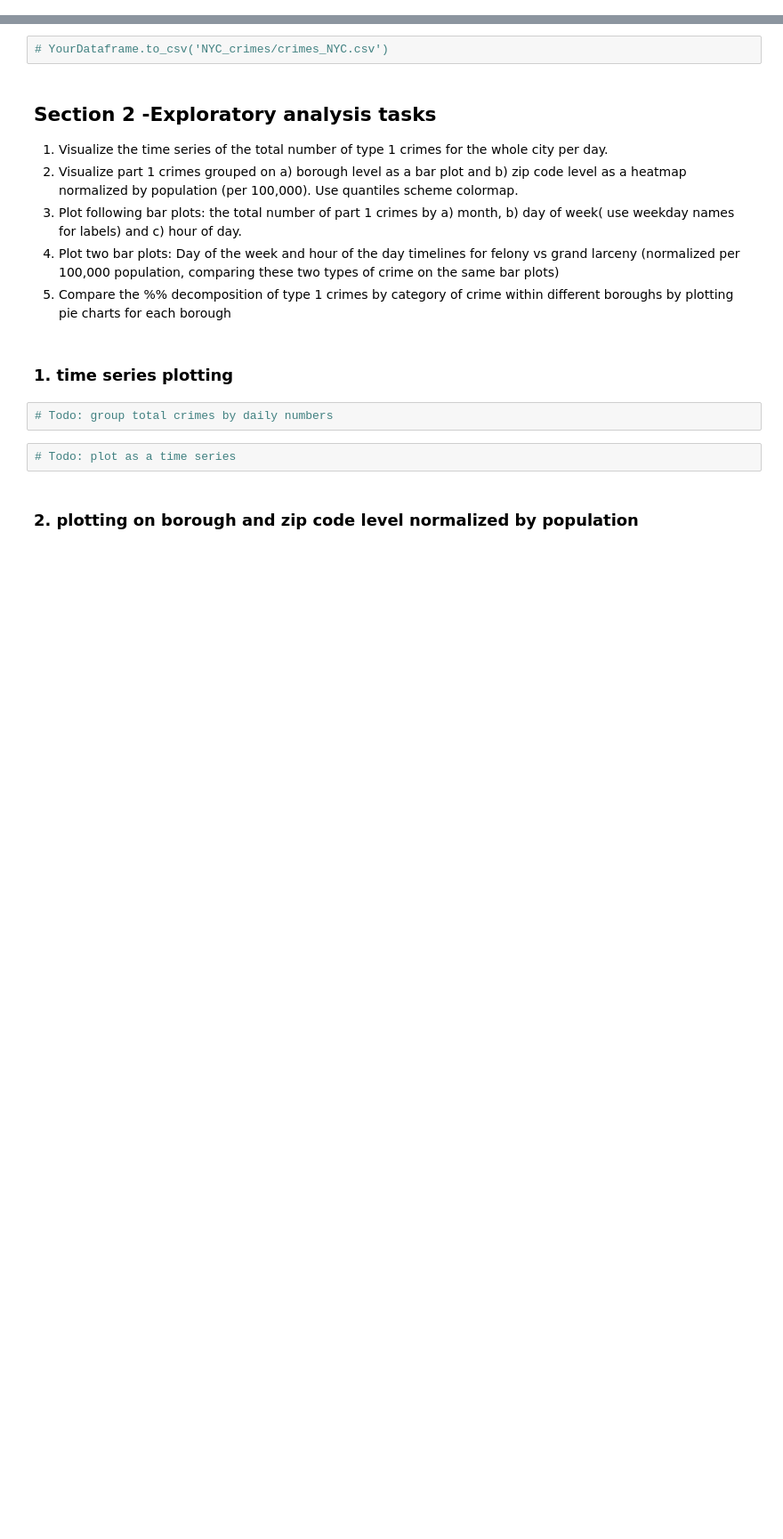
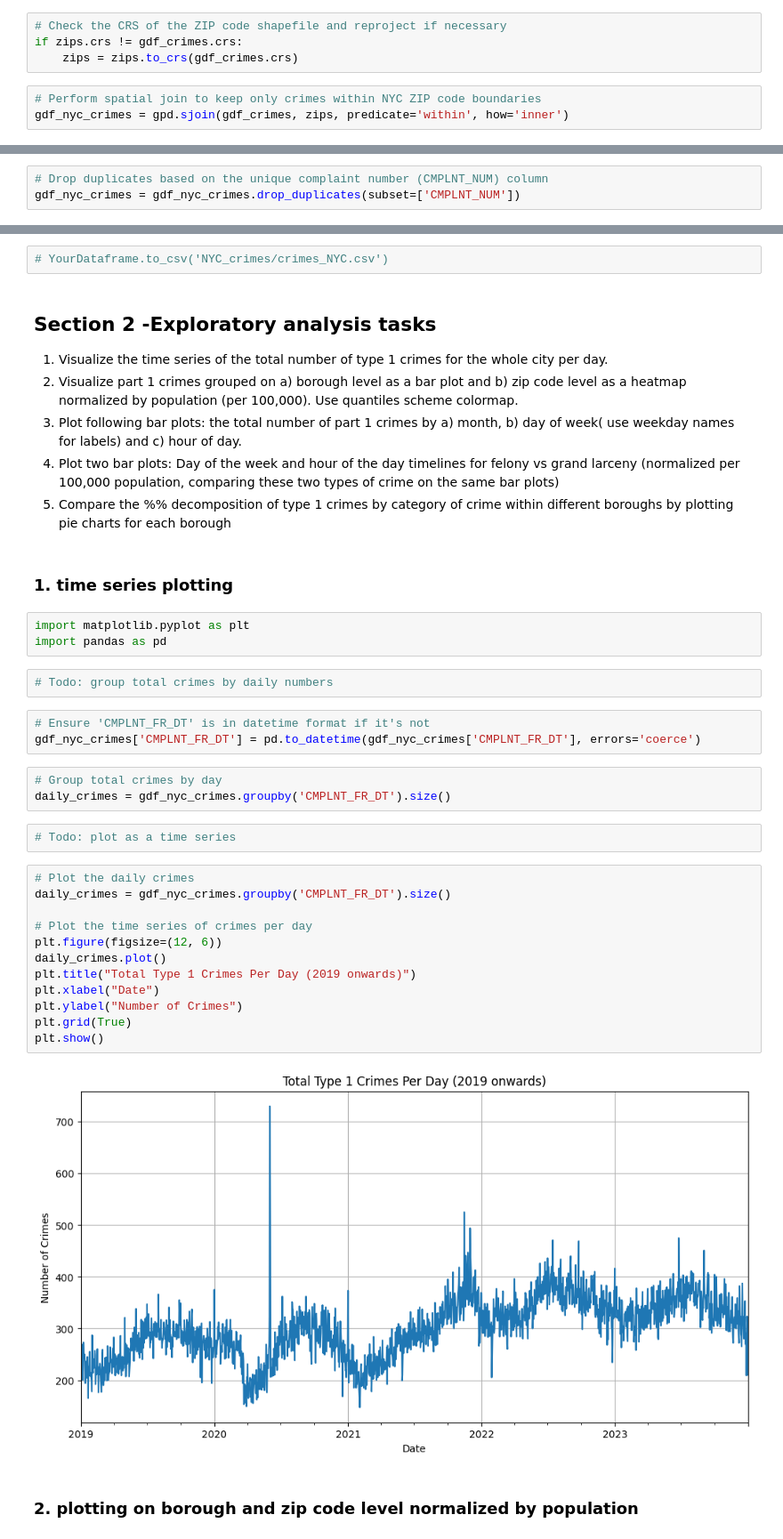
Before and after one commit to NORANKAM/Midterm, a Jupyter notebook: midterm_IADS2024.ipynb, the cells around one changed output, grey strips where cells are left out. Shown at 89% size. Saved outputs shown, nothing was run; the diff lists cells and outputs as text; blank space fills up the shorter version.

```diff
--- a/midterm_IADS2024.ipynb
+++ b/midterm_IADS2024.ipynb
@@ -200,0 +288,7 @@ zips.plot(figsize=(8,8))
+# %%
+# Check the CRS of the ZIP code shapefile and reproject if necessary
+if zips.crs != gdf_crimes.crs:
+    zips = zips.to_crs(gdf_crimes.crs)
+# %%
+# Perform spatial join to keep only crimes within NYC ZIP code boundaries
+gdf_nyc_crimes = gpd.sjoin(gdf_crimes, zips, predicate='within', how='inner')
@@ -200,0 +300,3 @@ zips.plot(figsize=(8,8))
+# %%
+# Drop duplicates based on the unique complaint number (CMPLNT_NUM) column
+gdf_nyc_crimes = gdf_nyc_crimes.drop_duplicates(subset=['CMPLNT_NUM'])
@@ -210,10 +336,33 @@ zips.plot(figsize=(8,8))
 5. Compare the %% decomposition of type 1 crimes by category of crime within different boroughs by plotting pie charts for each borough
 # %% [markdown]
 ### 1. time series plotting
+# %%
+import matplotlib.pyplot as plt
+import pandas as pd
 # %%
 # Todo: group total crimes by daily numbers
+# %%
+# Ensure 'CMPLNT_FR_DT' is in datetime format if it's not
+gdf_nyc_crimes['CMPLNT_FR_DT'] = pd.to_datetime(gdf_nyc_crimes['CMPLNT_FR_DT'], errors='coerce')
+# %%
+# Group total crimes by day
+daily_crimes = gdf_nyc_crimes.groupby('CMPLNT_FR_DT').size()
 # %%
 # Todo: plot as a time series
+# %%
+# Plot the daily crimes
+daily_crimes = gdf_nyc_crimes.groupby('CMPLNT_FR_DT').size()
+
+# Plot the time series of crimes per day
+plt.figure(figsize=(12, 6))
+daily_crimes.plot()
+plt.title("Total Type 1 Crimes Per Day (2019 onwards)")
+plt.xlabel("Date")
+plt.ylabel("Number of Crimes")
+plt.grid(True)
+plt.show()
+# %% [output]
+[figure, added]
 # %% [markdown]
 ### 2. plotting on borough and zip code level normalized by population
 # %%
```
Also changed, not shown: parts of 67 cells of this notebook.
